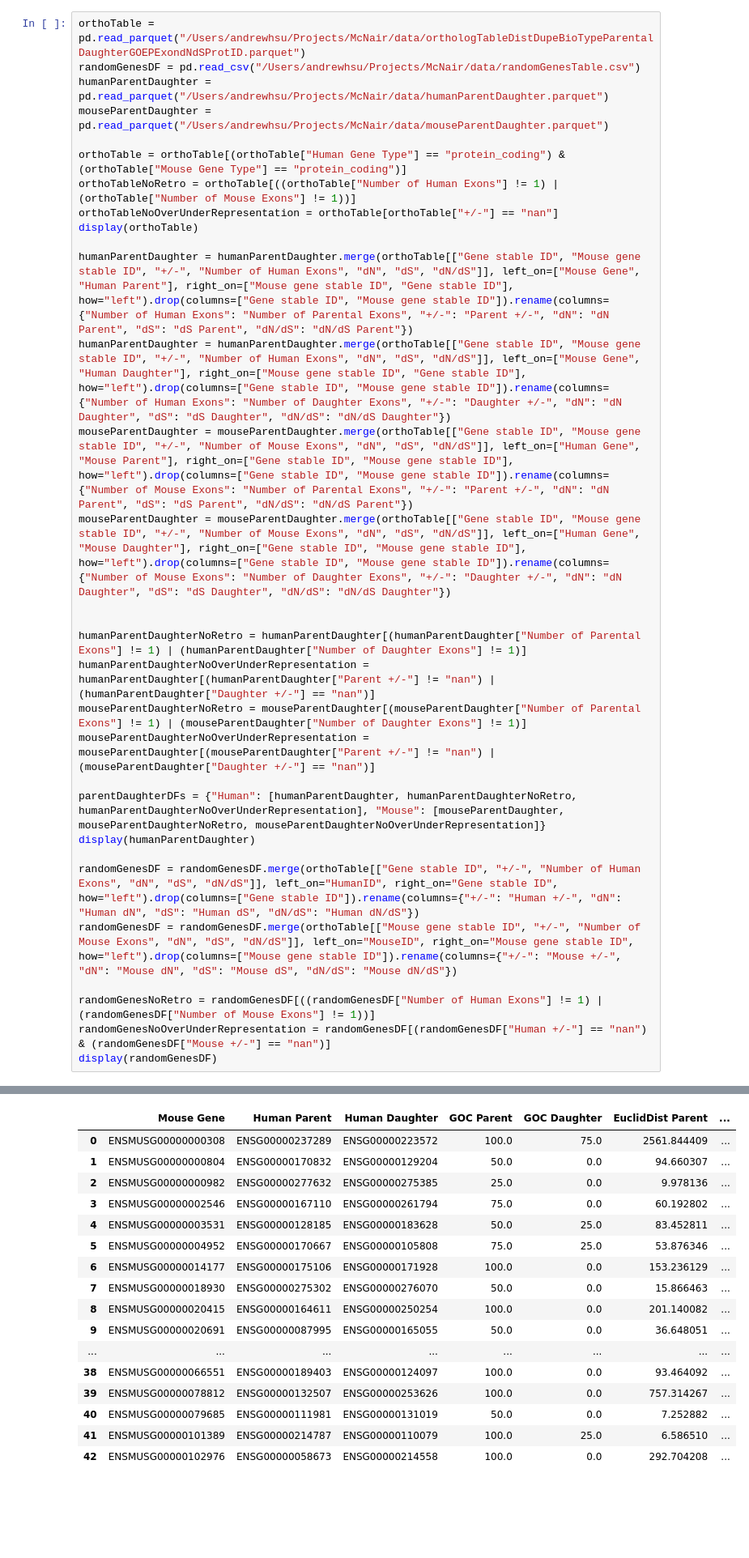
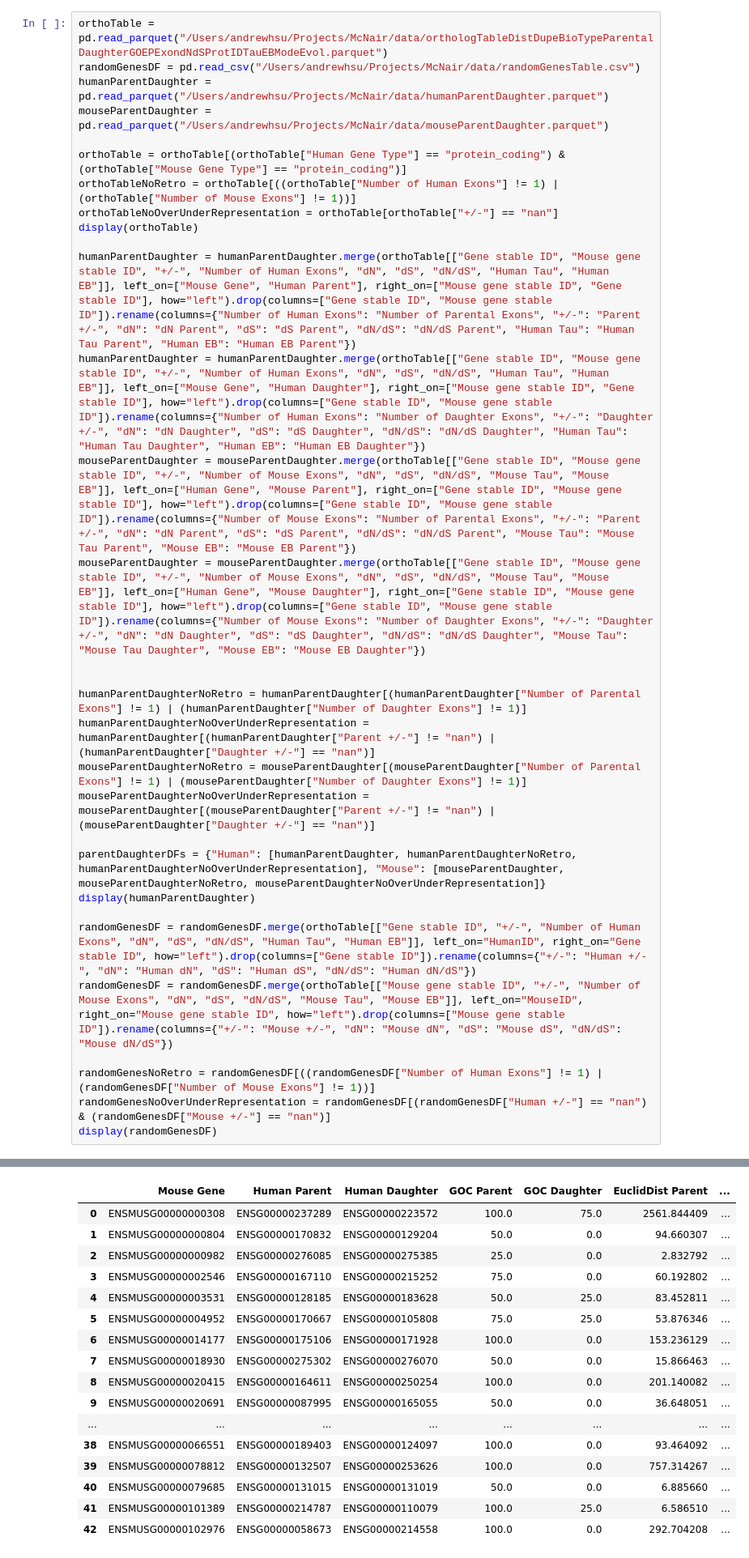
Before and after one commit to AndrewH72/Gene-Duplication, a Jupyter notebook: scripts/createStatsTable.ipynb, the cells around one changed output, grey strips where cells are left out. Shown at 81% size. Drawn from its saved outputs; the diff is of its cells as text; blank space fills up the shorter version.

Commit message:
added tau and eb data to analysisTable.xlsx

```diff
--- a/scripts/createStatsTable.ipynb
+++ b/scripts/createStatsTable.ipynb
@@ -4,7 +4,7 @@ import numpy as np
 import pandas as pd
 from scipy import stats
 # %%
-orthoTable = pd.read_parquet("/Users/andrewhsu/Projects/McNair/data/orthologTableDistDupeBioTypeParentalDaughterGOEPExondNdSProtID.parquet")
+orthoTable = pd.read_parquet("/Users/andrewhsu/Projects/McNair/data/orthologTableDistDupeBioTypeParentalDaughterGOEPExondNdSProtIDTauEBModeEvol.parquet")
 randomGenesDF = pd.read_csv("/Users/andrewhsu/Projects/McNair/data/randomGenesTable.csv")
 humanParentDaughter = pd.read_parquet("/Users/andrewhsu/Projects/McNair/data/humanParentDaughter.parquet")
 mouseParentDaughter = pd.read_parquet("/Users/andrewhsu/Projects/McNair/data/mouseParentDaughter.parquet")
@@ -14,10 +14,10 @@ orthoTableNoRetro = orthoTable[((orthoTable["Number of Human Exons"] != 1) | (or
 orthoTableNoOverUnderRepresentation = orthoTable[orthoTable["+/-"] == "nan"]
 display(orthoTable)
 
-humanParentDaughter = humanParentDaughter.merge(orthoTable[["Gene stable ID", "Mouse gene stable ID", "+/-", "Number of Human Exons", "dN", "dS", "dN/dS"]], left_on=["Mouse Gene", "Human Parent"], right_on=["Mouse gene stable ID", "Gene stable ID"], how="left").drop(columns=["Gene stable ID", "Mouse gene stable ID"]).rename(columns={"Number of Human Exons": "Number of Parental Exons", "+/-": "Parent +/-", "dN": "dN Parent", "dS": "dS Parent", "dN/dS": "dN/dS Parent"})
-humanParentDaughter = humanParentDaughter.merge(orthoTable[["Gene stable ID", "Mouse gene stable ID", "+/-", "Number of Human Exons", "dN", "dS", "dN/dS"]], left_on=["Mouse Gene", "Human Daughter"], right_on=["Mouse gene stable ID", "Gene stable ID"], how="left").drop(columns=["Gene stable ID", "Mouse gene stable ID"]).rename(columns={"Number of Human Exons": "Number of Daughter Exons", "+/-": "Daughter +/-", "dN": "dN Daughter", "dS": "dS Daughter", "dN/dS": "dN/dS Daughter"})
-mouseParentDaughter = mouseParentDaughter.merge(orthoTable[["Gene stable ID", "Mouse gene stable ID", "+/-", "Number of Mouse Exons", "dN", "dS", "dN/dS"]], left_on=["Human Gene", "Mouse Parent"], right_on=["Gene stable ID", "Mouse gene stable ID"], how="left").drop(columns=["Gene stable ID", "Mouse gene stable ID"]).rename(columns={"Number of Mouse Exons": "Number of Parental Exons", "+/-": "Parent +/-", "dN": "dN Parent", "dS": "dS Parent", "dN/dS": "dN/dS Parent"})
-mouseParentDaughter = mouseParentDaughter.merge(orthoTable[["Gene stable ID", "Mouse gene stable ID", "+/-", "Number of Mouse Exons", "dN", "dS", "dN/dS"]], left_on=["Human Gene", "Mouse Daughter"], right_on=["Gene stable ID", "Mouse gene stable ID"], how="left").drop(columns=["Gene stable ID", "Mouse gene stable ID"]).rename(columns={"Number of Mouse Exons": "Number of Daughter Exons", "+/-": "Daughter +/-", "dN": "dN Daughter", "dS": "dS Daughter", "dN/dS": "dN/dS Daughter"})
+humanParentDaughter = humanParentDaughter.merge(orthoTable[["Gene stable ID", "Mouse gene stable ID", "+/-", "Number of Human Exons", "dN", "dS", "dN/dS", "Human Tau", "Human EB"]], left_on=["Mouse Gene", "Human Parent"], right_on=["Mouse gene stable ID", "Gene stable ID"], how="left").drop(columns=["Gene stable ID", "Mouse gene stable ID"]).rename(columns={"Number of Human Exons": "Number of Parental Exons", "+/-": "Parent +/-", "dN": "dN Parent", "dS": "dS Parent", "dN/dS": "dN/dS Parent", "Human Tau": "Human Tau Parent", "Human EB": "Human EB Parent"})
+humanParentDaughter = humanParentDaughter.merge(orthoTable[["Gene stable ID", "Mouse gene stable ID", "+/-", "Number of Human Exons", "dN", "dS", "dN/dS", "Human Tau", "Human EB"]], left_on=["Mouse Gene", "Human Daughter"], right_on=["Mouse gene stable ID", "Gene stable ID"], how="left").drop(columns=["Gene stable ID", "Mouse gene stable ID"]).rename(columns={"Number of Human Exons": "Number of Daughter Exons", "+/-": "Daughter +/-", "dN": "dN Daughter", "dS": "dS Daughter", "dN/dS": "dN/dS Daughter", "Human Tau": "Human Tau Daughter", "Human EB": "Human EB Daughter"})
+mouseParentDaughter = mouseParentDaughter.merge(orthoTable[["Gene stable ID", "Mouse gene stable ID", "+/-", "Number of Mouse Exons", "dN", "dS", "dN/dS", "Mouse Tau", "Mouse EB"]], left_on=["Human Gene", "Mouse Parent"], right_on=["Gene stable ID", "Mouse gene stable ID"], how="left").drop(columns=["Gene stable ID", "Mouse gene stable ID"]).rename(columns={"Number of Mouse Exons": "Number of Parental Exons", "+/-": "Parent +/-", "dN": "dN Parent", "dS": "dS Parent", "dN/dS": "dN/dS Parent", "Mouse Tau": "Mouse Tau Parent", "Mouse EB": "Mouse EB Parent"})
+mouseParentDaughter = mouseParentDaughter.merge(orthoTable[["Gene stable ID", "Mouse gene stable ID", "+/-", "Number of Mouse Exons", "dN", "dS", "dN/dS", "Mouse Tau", "Mouse EB"]], left_on=["Human Gene", "Mouse Daughter"], right_on=["Gene stable ID", "Mouse gene stable ID"], how="left").drop(columns=["Gene stable ID", "Mouse gene stable ID"]).rename(columns={"Number of Mouse Exons": "Number of Daughter Exons", "+/-": "Daughter +/-", "dN": "dN Daughter", "dS": "dS Daughter", "dN/dS": "dN/dS Daughter", "Mouse Tau": "Mouse Tau Daughter", "Mouse EB": "Mouse EB Daughter"})
 
 
 humanParentDaughterNoRetro = humanParentDaughter[(humanParentDaughter["Number of Parental Exons"] != 1) | (humanParentDaughter["Number of Daughter Exons"] != 1)]
@@ -28,8 +28,8 @@ mouseParentDaughterNoOverUnderRepresentation = mouseParentDaughter[(mouseParentD
 parentDaughterDFs = {"Human": [humanParentDaughter, humanParentDaughterNoRetro, humanParentDaughterNoOverUnderRepresentation], "Mouse": [mouseParentDaughter, mouseParentDaughterNoRetro, mouseParentDaughterNoOverUnderRepresentation]}
 display(humanParentDaughter)
 
-randomGenesDF = randomGenesDF.merge(orthoTable[["Gene stable ID", "+/-", "Number of Human Exons", "dN", "dS", "dN/dS"]], left_on="HumanID", right_on="Gene stable ID", how="left").drop(columns=["Gene stable ID"]).rename(columns={"+/-": "Human +/-", "dN": "Human dN", "dS": "Human dS", "dN/dS": "Human dN/dS"})
-randomGenesDF = randomGenesDF.merge(orthoTable[["Mouse gene stable ID", "+/-", "Number of Mouse Exons", "dN", "dS", "dN/dS"]], left_on="MouseID", right_on="Mouse gene stable ID", how="left").drop(columns=["Mouse gene stable ID"]).rename(columns={"+/-": "Mouse +/-", "dN": "Mouse dN", "dS": "Mouse dS", "dN/dS": "Mouse dN/dS"})
+randomGenesDF = randomGenesDF.merge(orthoTable[["Gene stable ID", "+/-", "Number of Human Exons", "dN", "dS", "dN/dS", "Human Tau", "Human EB"]], left_on="HumanID", right_on="Gene stable ID", how="left").drop(columns=["Gene stable ID"]).rename(columns={"+/-": "Human +/-", "dN": "Human dN", "dS": "Human dS", "dN/dS": "Human dN/dS"})
+randomGenesDF = randomGenesDF.merge(orthoTable[["Mouse gene stable ID", "+/-", "Number of Mouse Exons", "dN", "dS", "dN/dS", "Mouse Tau", "Mouse EB"]], left_on="MouseID", right_on="Mouse gene stable ID", how="left").drop(columns=["Mouse gene stable ID"]).rename(columns={"+/-": "Mouse +/-", "dN": "Mouse dN", "dS": "Mouse dS", "dN/dS": "Mouse dN/dS"})
 
 randomGenesNoRetro = randomGenesDF[((randomGenesDF["Number of Human Exons"] != 1) | (randomGenesDF["Number of Mouse Exons"] != 1))]
 randomGenesNoOverUnderRepresentation = randomGenesDF[(randomGenesDF["Human +/-"] == "nan") & (randomGenesDF["Mouse +/-"] == "nan")]
@@ -51,8 +51,8 @@ display(randomGenesDF)
 |  | Mouse Gene | Human Parent | Human Daughter | GOC Parent | GOC Daughter | EuclidDist Parent | ... |
 | 0 | ENSMUSG00000000308 | ENSG00000237289 | ENSG00000223572 | 100.0 | 75.0 | 2561.844409 | ... |
 | 1 | ENSMUSG00000000804 | ENSG00000170832 | ENSG00000129204 | 50.0 | 0.0 | 94.660307 | ... |
-| 2 | ENSMUSG00000000982 | ENSG00000277632 | ENSG00000275385 | 25.0 | 0.0 | 9.978136 | ... |
-| 3 | ENSMUSG00000002546 | ENSG00000167110 | ENSG00000261794 | 75.0 | 0.0 | 60.192802 | ... |
+| 2 | ENSMUSG00000000982 | ENSG00000276085 | ENSG00000275385 | 25.0 | 0.0 | 2.832792 | ... |
+| 3 | ENSMUSG00000002546 | ENSG00000167110 | ENSG00000215252 | 75.0 | 0.0 | 60.192802 | ... |
 | 4 | ENSMUSG00000003531 | ENSG00000128185 | ENSG00000183628 | 50.0 | 25.0 | 83.452811 | ... |
 | 5 | ENSMUSG00000004952 | ENSG00000170667 | ENSG00000105808 | 75.0 | 25.0 | 53.876346 | ... |
 | 6 | ENSMUSG00000014177 | ENSG00000175106 | ENSG00000171928 | 100.0 | 0.0 | 153.236129 | ... |
@@ -62,6 +62,6 @@ display(randomGenesDF)
 | ... | ... | ... | ... | ... | ... | ... | ... |
 | 38 | ENSMUSG00000066551 | ENSG00000189403 | ENSG00000124097 | 100.0 | 0.0 | 93.464092 | ... |
 | 39 | ENSMUSG00000078812 | ENSG00000132507 | ENSG00000253626 | 100.0 | 0.0 | 757.314267 | ... |
-| 40 | ENSMUSG00000079685 | ENSG00000111981 | ENSG00000131019 | 50.0 | 0.0 | 7.252882 | ... |
+| 40 | ENSMUSG00000079685 | ENSG00000131015 | ENSG00000131019 | 50.0 | 0.0 | 6.885660 | ... |
 | 41 | ENSMUSG00000101389 | ENSG00000214787 | ENSG00000110079 | 100.0 | 25.0 | 6.586510 | ... |
 | 42 | ENSMUSG00000102976 | ENSG00000058673 | ENSG00000214558 | 100.0 | 0.0 | 292.704208 | ... |
```
Also changed, not shown: parts of 3 cells of this notebook, 3 other files.
